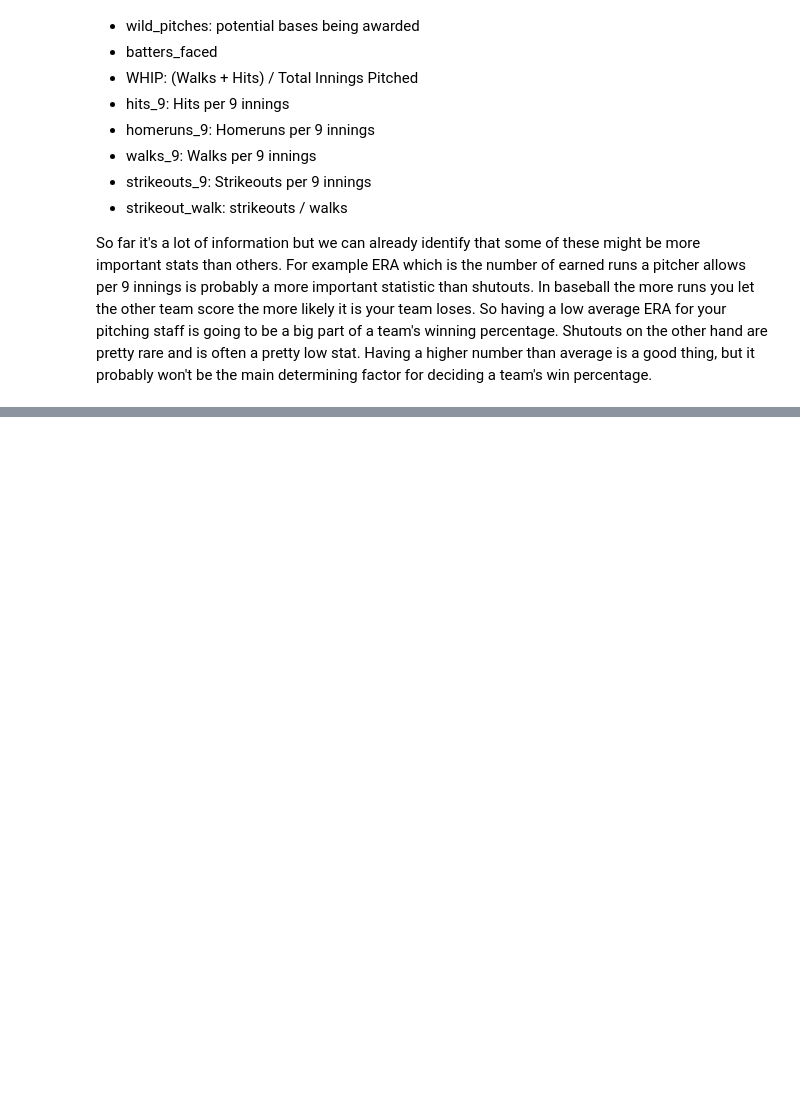
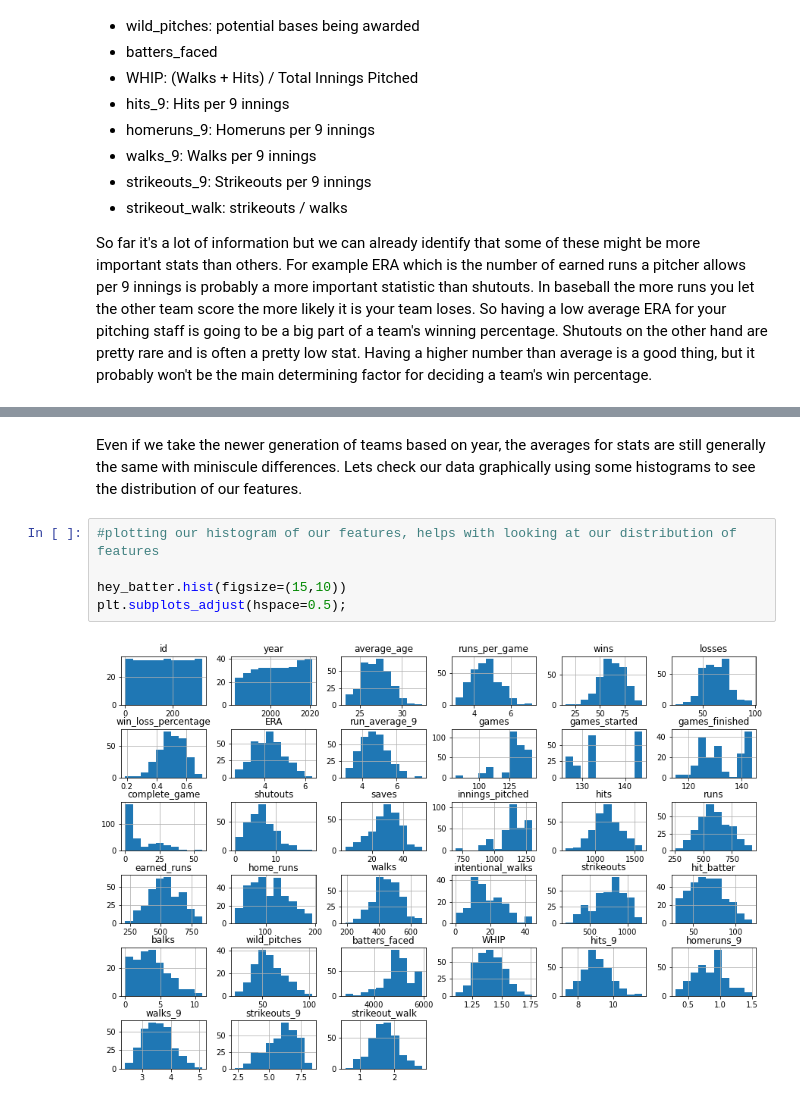
Before and after one commit to e-machinelearning/Hey-Batter-Batter-, a Jupyter notebook: Hey Batter Batter!.ipynb, the cells around one changed output, grey strips where cells are left out. Cells and saved outputs as stored; diff of their text form; blank space fills up the shorter version.

```diff
--- a/Hey Batter Batter!.ipynb
+++ b/Hey Batter Batter!.ipynb
@@ -114,0 +341,9 @@ All of the missing data have the same number of values in the 5 catergories,
+# %% [markdown]
+Even if we take the newer generation of teams based on year, the averages for stats are still generally the same with miniscule differences. Lets check our data graphically using some histograms to see the distribution of our features.
+# %%
+#plotting our histogram of our features, helps with looking at our distribution of features
+
+hey_batter.hist(figsize=(15,10))
+plt.subplots_adjust(hspace=0.5);
+# %% [output]
+[figure, added]
```
Also changed, not shown: parts of 29 cells of this notebook.
